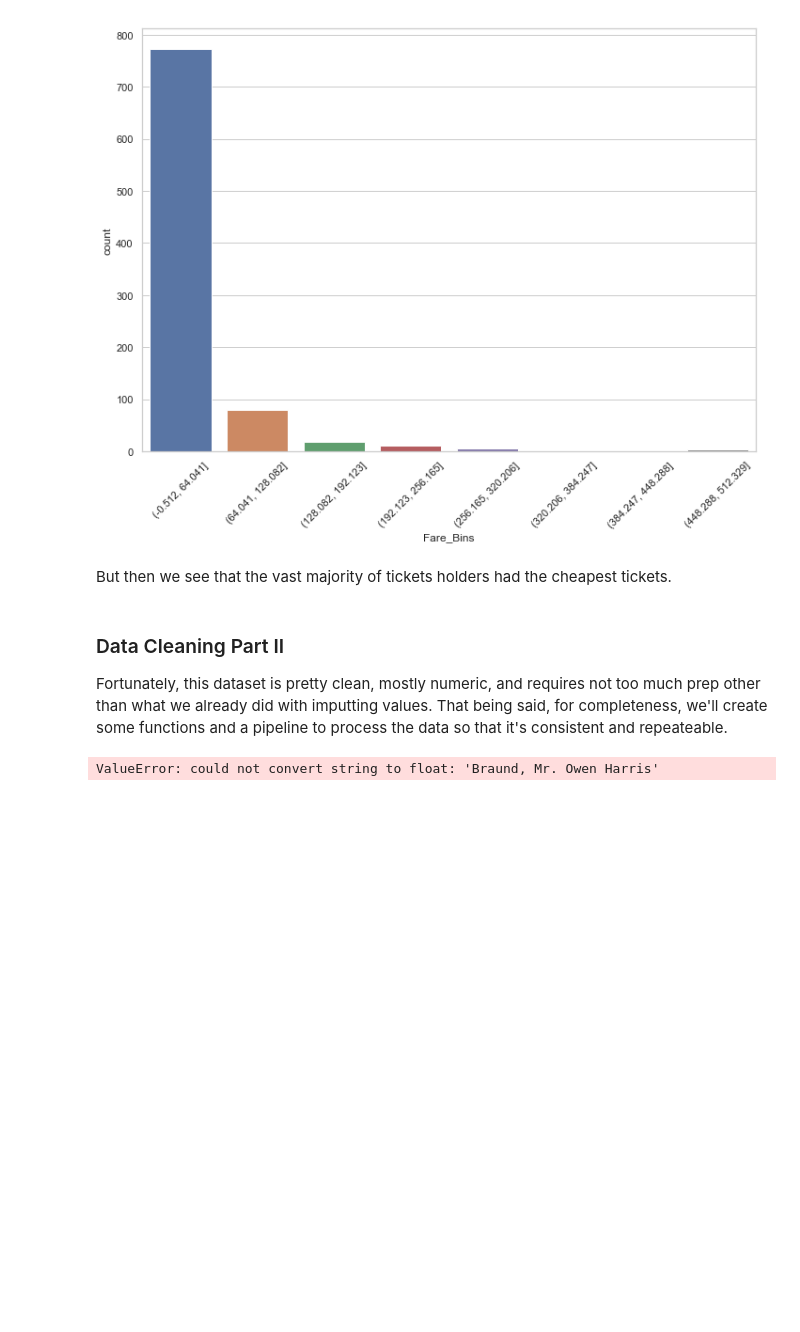
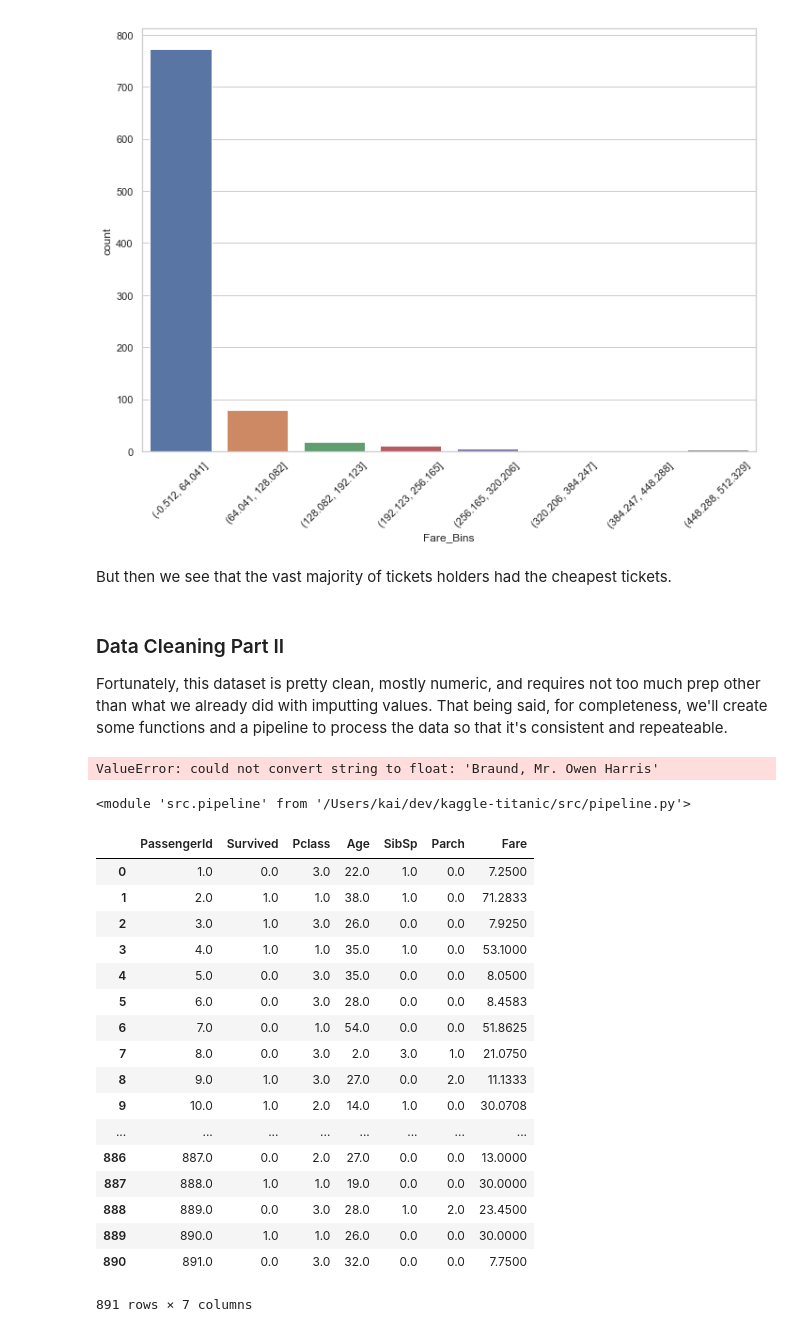
Before and after one commit to kaipak/kaggle-titanic, a Jupyter notebook: kaggle-titanic.ipynb, the cells around one changed output. Saved outputs shown, nothing was run; the diff lists cells and outputs as text; code cells hidden in the pictures; blank space fills up the shorter version.

Commit message:
Begin work developing transformation pipelines.

```diff
--- a/kaggle-titanic.ipynb
+++ b/kaggle-titanic.ipynb
@@ -211,3 +211,8 @@ imputer = Imputer(strategy="median")
 imputer.fit(df_train)
 # %% [output]
 ValueError: could not convert string to float: 'Braund, Mr. Owen Harris'
+# %%
+import importlib
+importlib.reload(src.pipeline)
+# %% [output]
+<module 'src.pipeline' from '/Users/kai/dev/kaggle-titanic/src/pipeline.py'>
@@ -213,0 +221,23 @@ ValueError: could not convert string to float: 'Braund, Mr. Owen Harris'
+# %%
+drop_columns = ['Name', 'Sex', 'Ticket', 'Cabin', 'Embarked']
+foo = src.pipeline.prep_df(df_train, drop_columns)
+foo
+# %% [output]
+|  | PassengerId | Survived | Pclass | Age | SibSp | Parch | Fare |
+| 0 | 1.0 | 0.0 | 3.0 | 22.0 | 1.0 | 0.0 | 7.2500 |
+| 1 | 2.0 | 1.0 | 1.0 | 38.0 | 1.0 | 0.0 | 71.2833 |
+| 2 | 3.0 | 1.0 | 3.0 | 26.0 | 0.0 | 0.0 | 7.9250 |
+| 3 | 4.0 | 1.0 | 1.0 | 35.0 | 1.0 | 0.0 | 53.1000 |
+| 4 | 5.0 | 0.0 | 3.0 | 35.0 | 0.0 | 0.0 | 8.0500 |
+| 5 | 6.0 | 0.0 | 3.0 | 28.0 | 0.0 | 0.0 | 8.4583 |
+| 6 | 7.0 | 0.0 | 1.0 | 54.0 | 0.0 | 0.0 | 51.8625 |
+| 7 | 8.0 | 0.0 | 3.0 | 2.0 | 3.0 | 1.0 | 21.0750 |
+| 8 | 9.0 | 1.0 | 3.0 | 27.0 | 0.0 | 2.0 | 11.1333 |
+| 9 | 10.0 | 1.0 | 2.0 | 14.0 | 1.0 | 0.0 | 30.0708 |
+| ... | ... | ... | ... | ... | ... | ... | ... |
+| 886 | 887.0 | 0.0 | 2.0 | 27.0 | 0.0 | 0.0 | 13.0000 |
+| 887 | 888.0 | 1.0 | 1.0 | 19.0 | 0.0 | 0.0 | 30.0000 |
+| 888 | 889.0 | 0.0 | 3.0 | 28.0 | 1.0 | 2.0 | 23.4500 |
+| 889 | 890.0 | 1.0 | 1.0 | 26.0 | 0.0 | 0.0 | 30.0000 |
+| 890 | 891.0 | 0.0 | 3.0 | 32.0 | 0.0 | 0.0 | 7.7500 |
+891 rows × 7 columns
```
Also changed, not shown: parts of 2 cells of this notebook, 1 other file.
